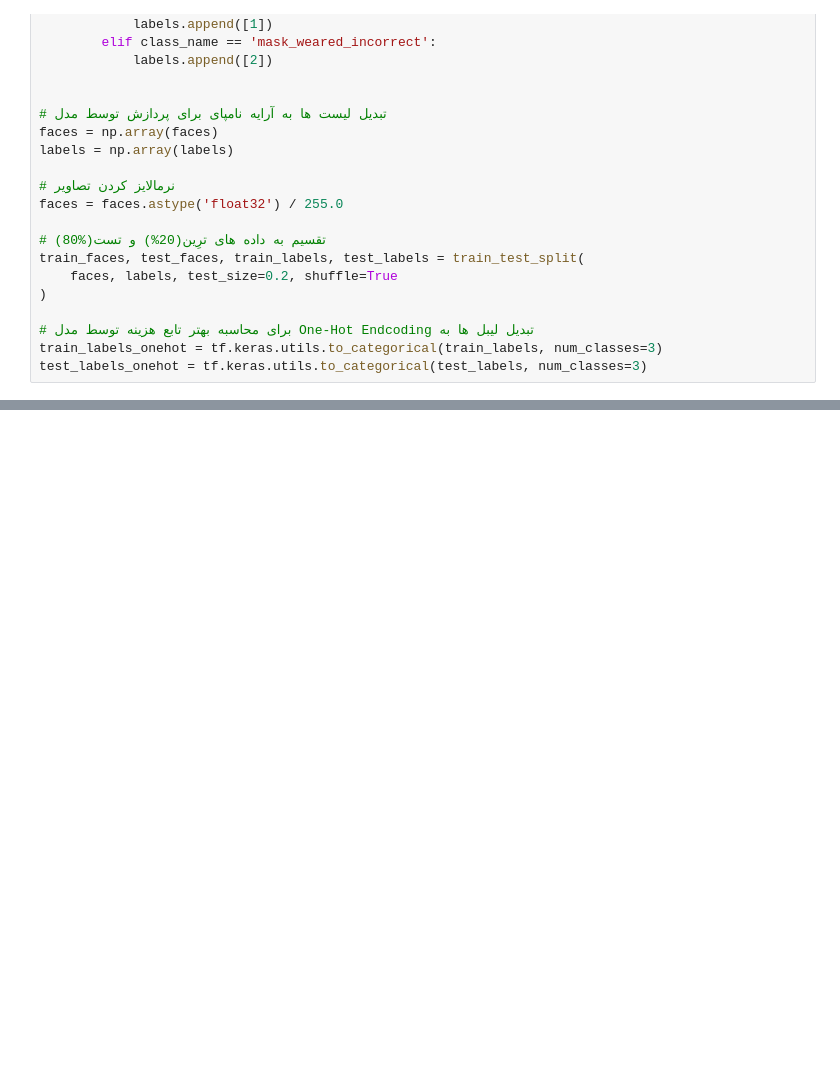
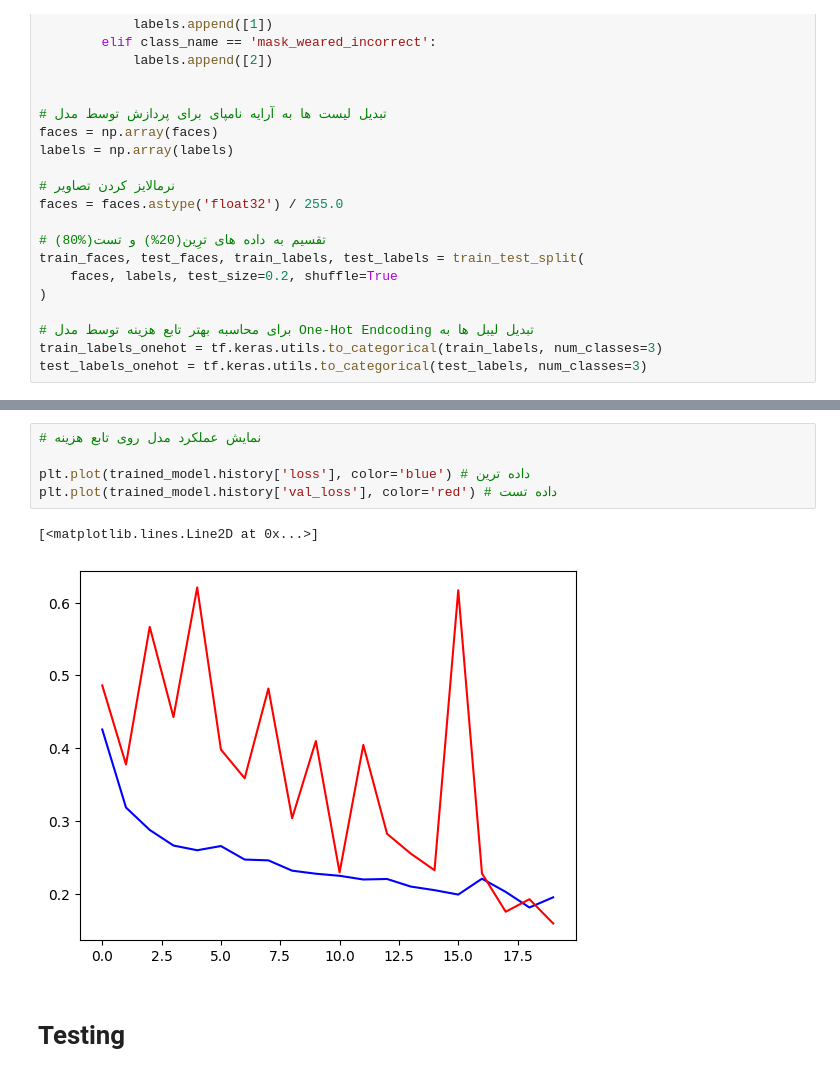
Before and after one commit to AbGh2011/Face-Mask-Detection, a Jupyter notebook: face_mask_detection.ipynb, the cells around one changed output, grey strips where cells are left out. Saved outputs shown, nothing was run; the diff lists cells and outputs as text; blank space fills up the shorter version.

```diff
--- a/face_mask_detection.ipynb
+++ b/face_mask_detection.ipynb
@@ -78,0 +178,10 @@ test_labels_onehot = tf.keras.utils.to_categorical(test_labels, num_classes=3)
+# %%
+# نمایش عملکرد مدل روی تابع هزینه
+
+plt.plot(trained_model.history['loss'], color='blue') # داده ترین
+plt.plot(trained_model.history['val_loss'], color='red') # داده تست
+# %% [output]
+[<matplotlib.lines.Line2D at 0x...>]
+[figure, added]
+# %% [markdown]
+# Testing
```
Also changed, not shown: parts of 11 cells of this notebook, 3 other files.
